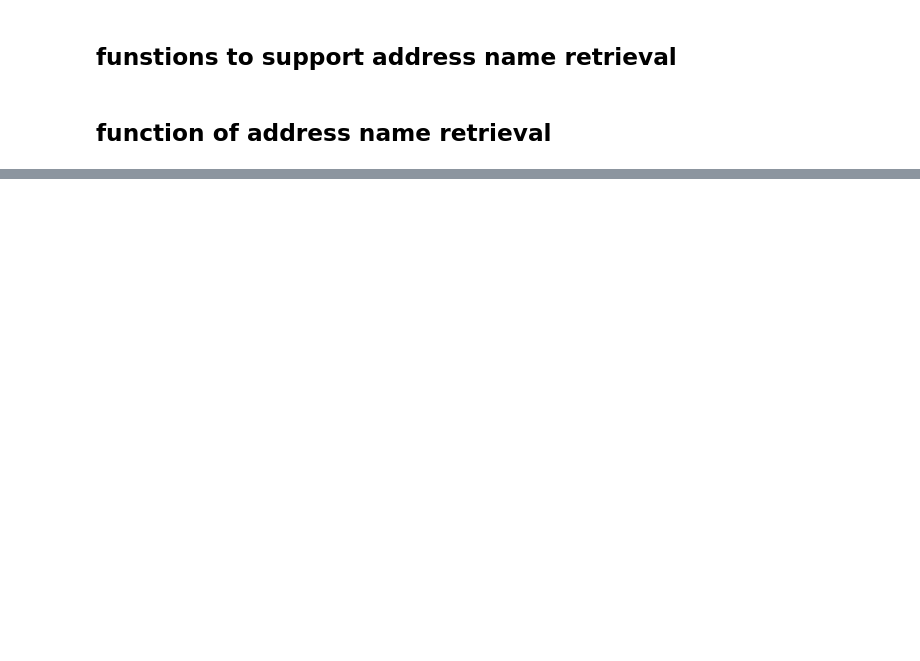
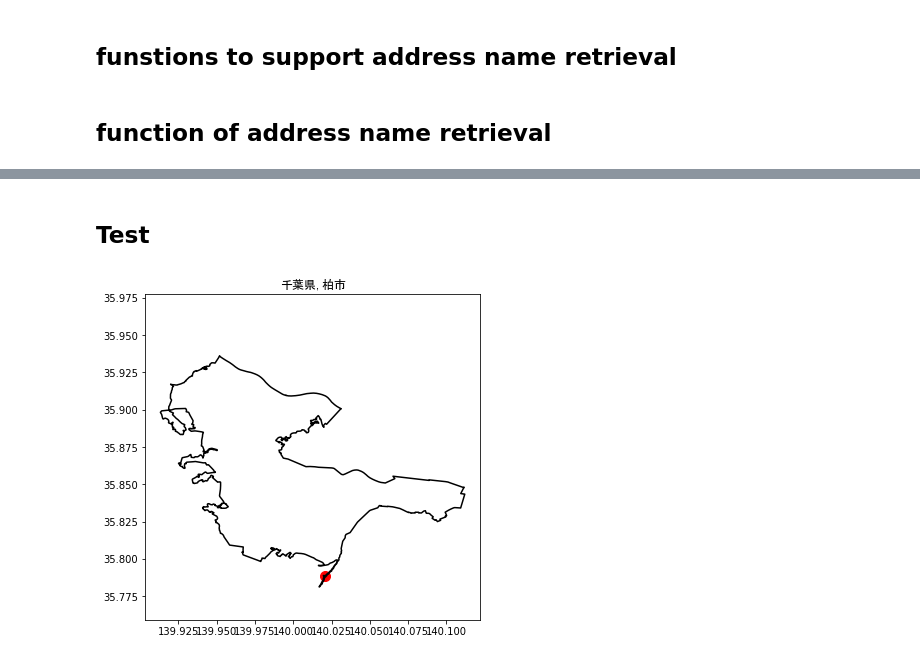
Before and after one commit to hiroshin997/reverse-geocoder, a Jupyter notebook: ReverseGeocoder.ipynb, the cells around one changed output, grey strips where cells are left out. Drawn from its saved outputs; the diff is of its cells as text; code cells hidden in the pictures; blank space fills up the shorter version.

```diff
--- a/ReverseGeocoder.ipynb
+++ b/ReverseGeocoder.ipynb
@@ -483,29 +488,38 @@ def isInPoligon(ab, lat, lon):
         if np.cross(a, b) >= 0:
             crossLines.append(id)
     return len(crossLines) % 2 == 1
+
+def isStrFloat(text):
+    return text and str.isnumeric(text.replace('.', '').replace('-', ''))
 # %% [markdown]
 ## function of address name retrieval
 # %%
-def getLocationName(lat, lon):
+def getLocationName(strLat, strLon):
     start = datetime.datetime.now()
     abList = []
     locations = []
-    inRangeAdminBoundaries = getAdminBoundariesInBB(bbLatList, bbLonList, maxLatLen, maxLonLen, lat, lon)
-    for id in inRangeAdminBoundaries:
-        ab = adminBoundaryDict[id]
-        if isInPoligon(ab, lat, lon):
-            abList.append(ab)
-    if abList:
-        abList.sort(key=lambda ab: ab.level)
-        for ab in abList:
-            locations.append({'id':ab.id, 'name':ab.name, 'level':ab.level})
+
+    if isStrFloat(strLat) and isStrFloat(strLon):
+        lat = float(strLat)
+        lon = float(strLon)
+
+        inRangeAdminBoundaries = getAdminBoundariesInBB(bbLatList, bbLonList, maxLatLen, maxLonLen, lat, lon)
+        for id in inRangeAdminBoundaries:
+            ab = adminBoundaryDict[id]
+            if isInPoligon(ab, lat, lon):
+                abList.append(ab)
+        if abList:
+            abList.sort(key=lambda ab: ab.level)
+            for ab in abList:
+                locations.append({'id':ab.id, 'name':ab.name, 'level':ab.level})
+
     end = datetime.datetime.now()
     response = {
         'request':
         {
             'requestTime':start.strftime('%Y-%m-%dT%H:%M:%S'),
-            'lat':lat,
-            'lon':lon
+            'lat':strLat,
+            'lon':strLon
         },
         'response':
         {
@@ -530,0 +536,9 @@ getLocationName(lat, lon)
+# %% [markdown]
+## Test
+# %%
+strLat = '35.788445'
+strLon = '140.020727'
+
+getLocationName(strLat, strLon)
+# %% [output]
+[figure, added]
```
Also changed, not shown: parts of 5 cells of this notebook.
